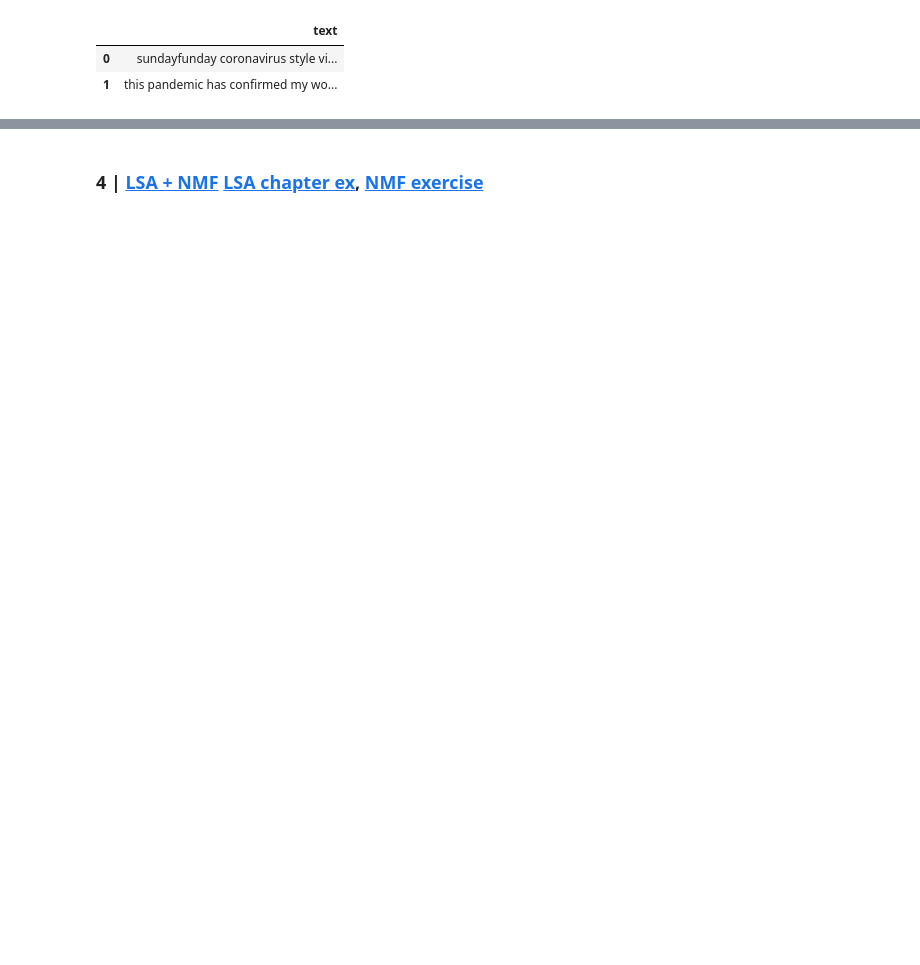
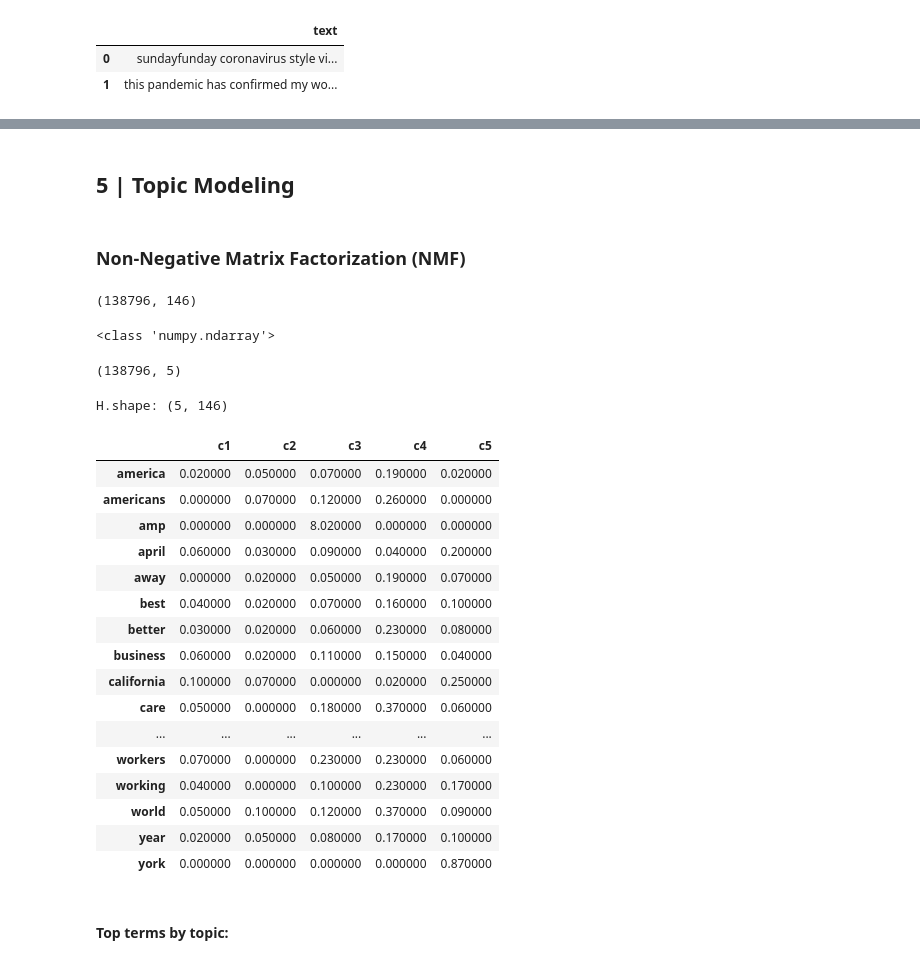
Before and after one commit to slp22/nlp-project, a Jupyter notebook: nlp-coronavirus-tweets-mvp.ipynb, the cells around one changed output, grey strips where cells are left out. Saved outputs shown, nothing was run; the diff lists cells and outputs as text; code cells hidden in the pictures; blank space fills up the shorter version.

```diff
--- a/nlp-coronavirus-tweets-mvp.ipynb
+++ b/nlp-coronavirus-tweets-mvp.ipynb
@@ -224,0 +303,4 @@ df.head()
+# %%
+# option tfidf2 = TfidfVectorizer(ngram_range=(1,2), binary=True, stop_words='english')
+tf_vectorizer = TfidfVectorizer(stop_words='english', min_df=0.01, max_df=.95)
+tf_vectorizer
@@ -224,0 +309,4 @@ df.head()
+# %%
+# document-term matrix with TF-IDF
+tf_doc_term_mtx = tf_vectorizer.fit_transform(corpus)
+type(tf_doc_term_mtx)
@@ -252,2 +405,2 @@ pc5_positives
 # %% [markdown]
-### 4 | [LSA + NMF](http://localhost:8888/notebooks/Documents/GitHub/metis_dsml/05_nlp/g3-topic-modeling/Topic_Modeling_LSA_NMF.ipynb) [LSA chapter ex](http://localhost:8888/notebooks/Documents/GitHub/metis_dsml/05_nlp/g3-topic-modeling/nlp_unsupervised_topic_modeling_exercises2.ipynb), [NMF exercise](http://localhost:8888/notebooks/Documents/GitHub/metis_dsml/05_nlp/g01-nlp-exercises/05-nmf/nmf_solution-1.ipynb)
+## 5 | Topic Modeling <a id='5'></a>
@@ -295,0 +407,2 @@ topics = ['politics', 'entertainment', 'sport', 'tech', 'business']
+# %% [markdown]
+### Non-Negative Matrix Factorization (NMF)
@@ -296,7 +413,5 @@ topics = ['politics', 'entertainment', 'sport', 'tech', 'business']
 # %%
-# method 2
-# define vectorizer
-# define doc_term_V, pass corpus
-
-vectorizer = CountVectorizer(stop_words = 'english')
-doc_term = vectorizer.fit_transform(example)
+V = tf_doc_term_mtx #
+V.shape
+# %% [output]
+(138796, 146)
@@ -311,14 +418,38 @@ pd.DataFrame(doc_term.toarray(),
 # %%
-# define model with n topics
-# define doc_topic_W, pass model + doc_term_V
+# W matrix = feature set & weights
 
-nmf_2 = NMF(2)
-doc_topic = nmf_model.fit_transform(doc_term)
+nmf = NMF(n_components=5, init=None)
+W = nmf.fit_transform(V).round(3)
+print(type(W))
+W.shape
+# %% [output]
+<class 'numpy.ndarray'>
+(138796, 5)
 # %%
-# define topic_word, index, cols, pass model + components_
+# H matrix = hidden variables & coefficients
 
-topic_word = pd.DataFrame(nmf_2.components_.round(3),
-             index = ["component_1","component_2"],
-             columns = vectorizer.get_feature_names())
-topic_word
+H = pd.DataFrame(nmf.components_.round(2),
+                 index = ['c1', 'c2','c3', 'c4', 'c5'],
+                 columns = tf_vectorizer.get_feature_names_out())
+print('H.shape:',  H.shape)
+H.T.style.background_gradient(cmap='Blues')
+# %% [output]
+H.shape: (5, 146)
+|  | c1 | c2 | c3 | c4 | c5 |
+| america | 0.020000 | 0.050000 | 0.070000 | 0.190000 | 0.020000 |
+| americans | 0.000000 | 0.070000 | 0.120000 | 0.260000 | 0.000000 |
+| amp | 0.000000 | 0.000000 | 8.020000 | 0.000000 | 0.000000 |
+| april | 0.060000 | 0.030000 | 0.090000 | 0.040000 | 0.200000 |
+| away | 0.000000 | 0.020000 | 0.050000 | 0.190000 | 0.070000 |
+| best | 0.040000 | 0.020000 | 0.070000 | 0.160000 | 0.100000 |
+| better | 0.030000 | 0.020000 | 0.060000 | 0.230000 | 0.080000 |
+| business | 0.060000 | 0.020000 | 0.110000 | 0.150000 | 0.040000 |
+| california | 0.100000 | 0.070000 | 0.000000 | 0.020000 | 0.250000 |
+| care | 0.050000 | 0.000000 | 0.180000 | 0.370000 | 0.060000 |
+| ... | ... | ... | ... | ... | ... |
+| workers | 0.070000 | 0.000000 | 0.230000 | 0.230000 | 0.060000 |
+| working | 0.040000 | 0.000000 | 0.100000 | 0.230000 | 0.170000 |
+| world | 0.050000 | 0.100000 | 0.120000 | 0.370000 | 0.090000 |
+| year | 0.020000 | 0.050000 | 0.080000 | 0.170000 | 0.100000 |
+| york | 0.000000 | 0.000000 | 0.000000 | 0.000000 | 0.870000 |
 # %%
@@ -346,0 +465,2 @@ H
+# %% [markdown]
+#### Top terms by topic:
```
Also changed, not shown: parts of 76 cells of this notebook.
